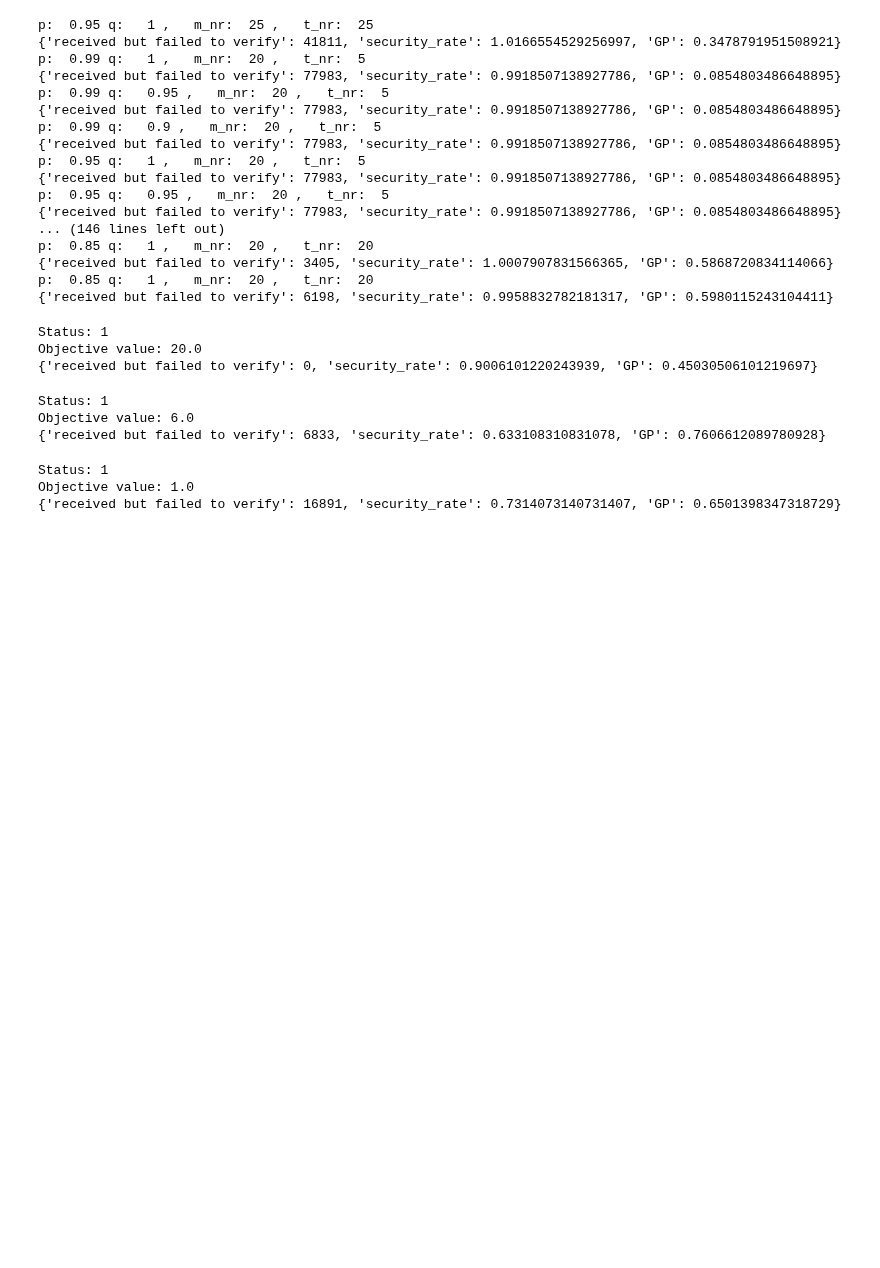
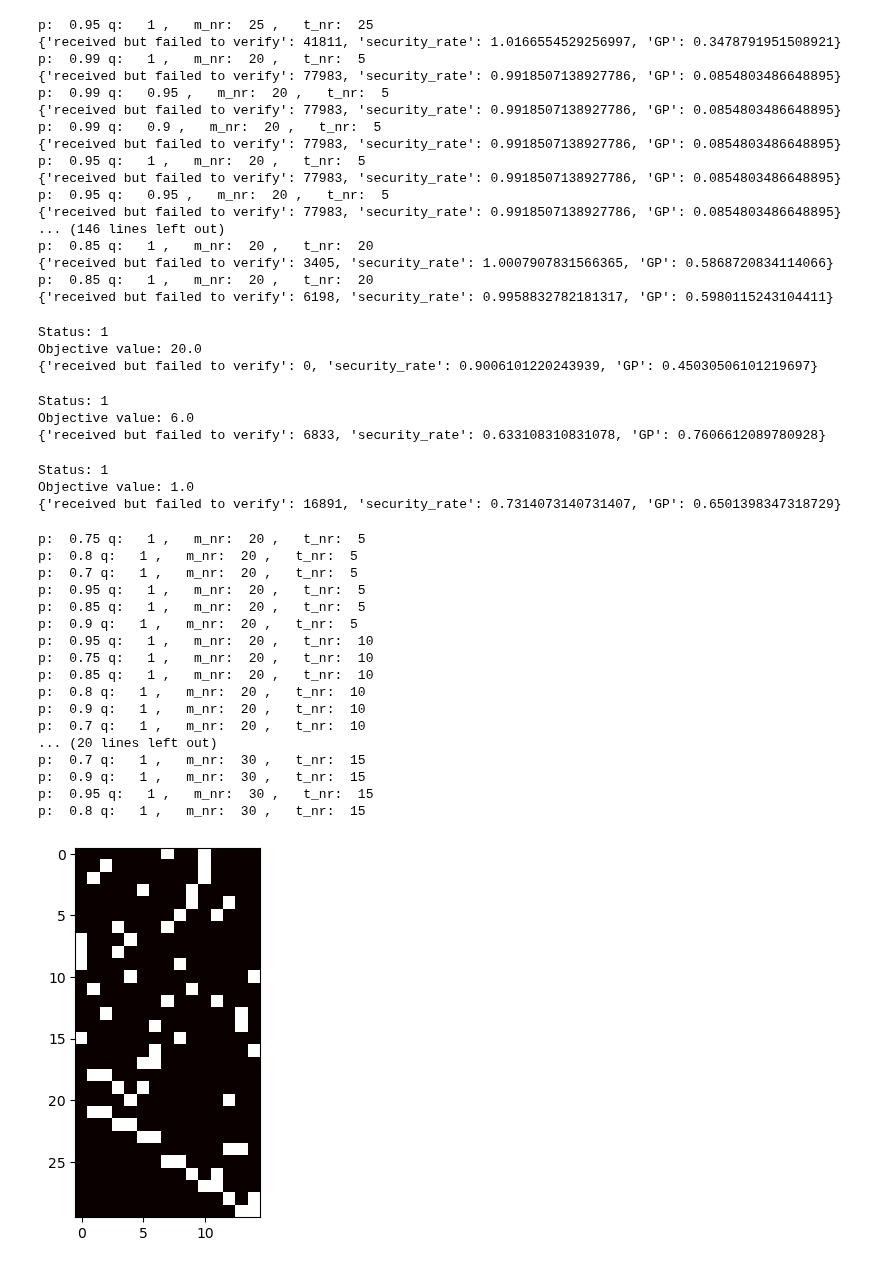
Before and after one commit to mkashani-phd/OptiMAC, a Jupyter notebook: Simulation/Simulation.ipynb, the cells around one changed output. Cells and saved outputs as stored; diff of their text form; code cells hidden in the pictures; blank space fills up the shorter version.

```diff
--- a/Simulation/Simulation.ipynb
+++ b/Simulation/Simulation.ipynb
@@ -121,0 +116,25 @@ Objective value: 1.0
+# %%
+experiments = utils.Load_Experiments('../Examples/Xs.pkl')
+for exp in experiments:
+        print('p: ', experiments[exp]['parameters']['p'],'q:  ', experiments[exp]['parameters']['q'], ',   m_nr: ', experiments[exp]['parameters']['m_nr'], ',   t_nr: ', experiments[exp]['parameters']['t_nr'])
+        plt.imshow(experiments[exp]['results']['X'], cmap='hot', interpolation='nearest')
+        # plt.show()
+# %% [output]
+p:  0.75 q:   1 ,   m_nr:  20 ,   t_nr:  5
+p:  0.8 q:   1 ,   m_nr:  20 ,   t_nr:  5
+p:  0.7 q:   1 ,   m_nr:  20 ,   t_nr:  5
+p:  0.95 q:   1 ,   m_nr:  20 ,   t_nr:  5
+p:  0.85 q:   1 ,   m_nr:  20 ,   t_nr:  5
+p:  0.9 q:   1 ,   m_nr:  20 ,   t_nr:  5
+p:  0.95 q:   1 ,   m_nr:  20 ,   t_nr:  10
+p:  0.75 q:   1 ,   m_nr:  20 ,   t_nr:  10
+p:  0.85 q:   1 ,   m_nr:  20 ,   t_nr:  10
+p:  0.8 q:   1 ,   m_nr:  20 ,   t_nr:  10
+p:  0.9 q:   1 ,   m_nr:  20 ,   t_nr:  10
+p:  0.7 q:   1 ,   m_nr:  20 ,   t_nr:  10
+... (20 lines left out)
+p:  0.7 q:   1 ,   m_nr:  30 ,   t_nr:  15
+p:  0.9 q:   1 ,   m_nr:  30 ,   t_nr:  15
+p:  0.95 q:   1 ,   m_nr:  30 ,   t_nr:  15
+p:  0.8 q:   1 ,   m_nr:  30 ,   t_nr:  15
+[figure, added]
```
Also changed, not shown: parts of 1 cell of this notebook, 7 other files.
